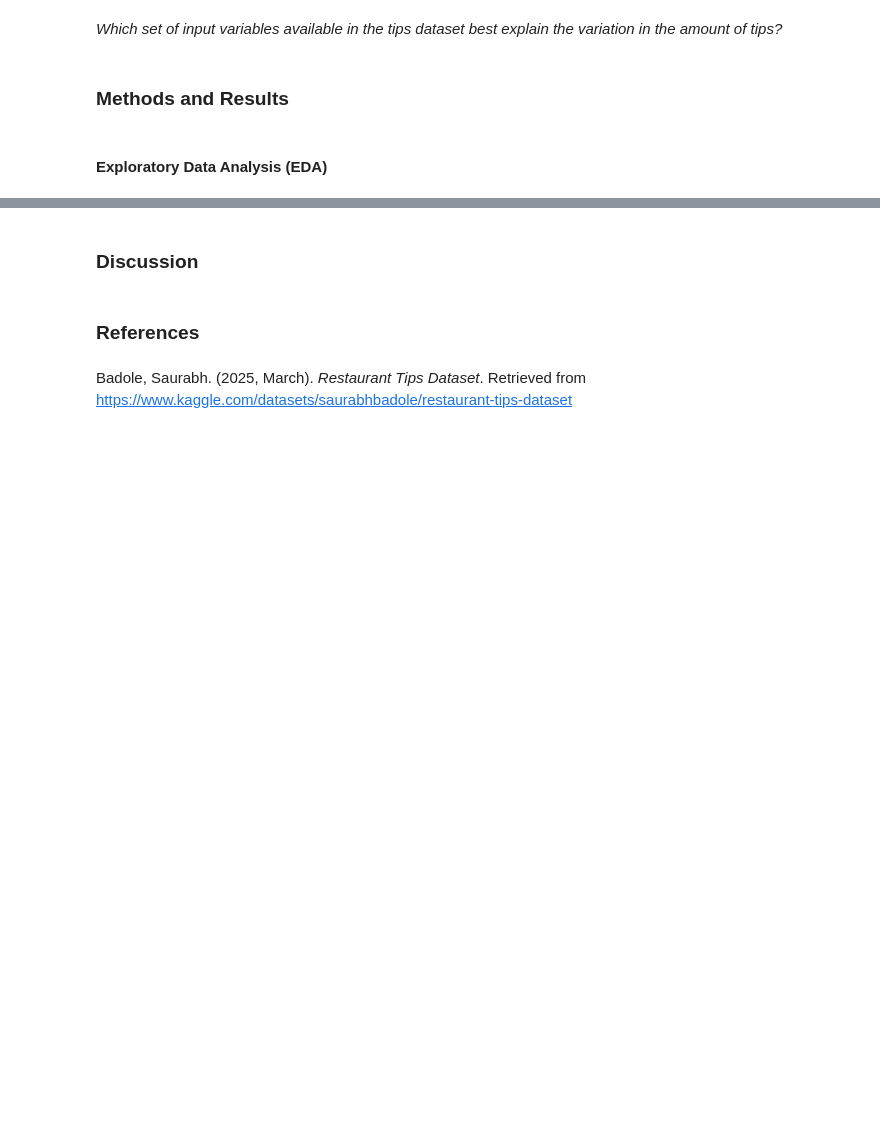
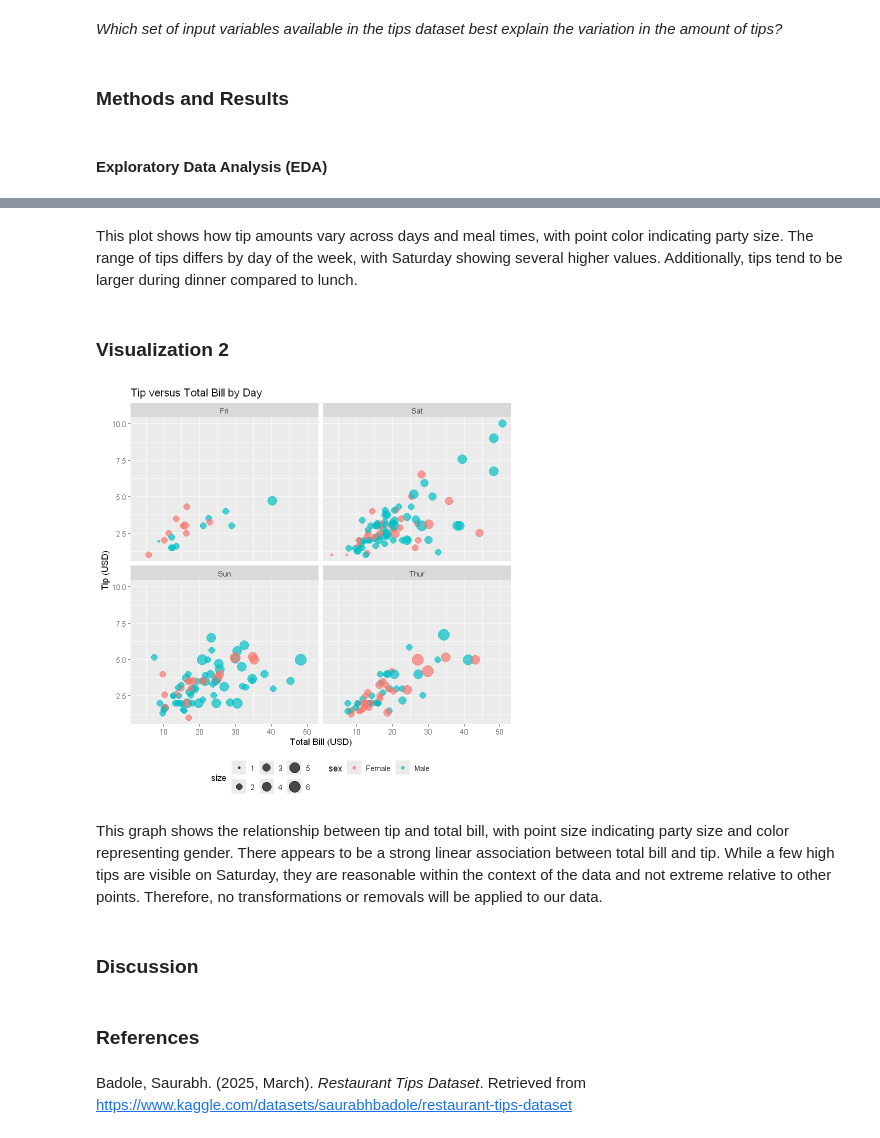
Before and after one commit to JustinTrenchcoat/STAT_301_Personal_Project, a Jupyter notebook: group_report.ipynb, the cells around one changed output, grey strips where cells are left out. Saved outputs shown, nothing was run; the diff lists cells and outputs as text; code cells hidden in the pictures; blank space fills up the shorter version.

```diff
--- a/group_report.ipynb
+++ b/group_report.ipynb
@@ -47,3 +122,21 @@ A data.frame: 6 × 7
+# %% [markdown]
+This plot shows how tip amounts vary across days and meal times, with point color indicating party size. The range of tips differs by day of the week, with Saturday showing several higher values. Additionally, tips tend to be larger during dinner compared to lunch.
+# %% [markdown]
+### Visualization 2
+# %%
+ggplot(data_tips, aes(x = total_bill, y = tip, color = sex, size = size)) +
+  geom_point(alpha = 0.7) +
+  facet_wrap(~ day, nrow = 2) +
+  labs(
+    title = "Tip versus Total Bill by Day",
+    x = "Total Bill (USD)",
+    y = "Tip (USD)"
+  ) +
+  theme(legend.position = "bottom")
+# %% [output]
+[figure, added]
+# %% [markdown]
+This graph shows the relationship between tip and total bill, with point size indicating party size and color representing gender. There appears to be a strong linear association between total bill and tip. While a few high tips are visible on Saturday, they are reasonable within the context of the data and not extreme relative to other points. Therefore, no transformations or removals will be applied to our data.
 # %% [markdown]
 ### Discussion
 # %% [markdown]
```
Also changed, not shown: parts of 9 cells of this notebook.
